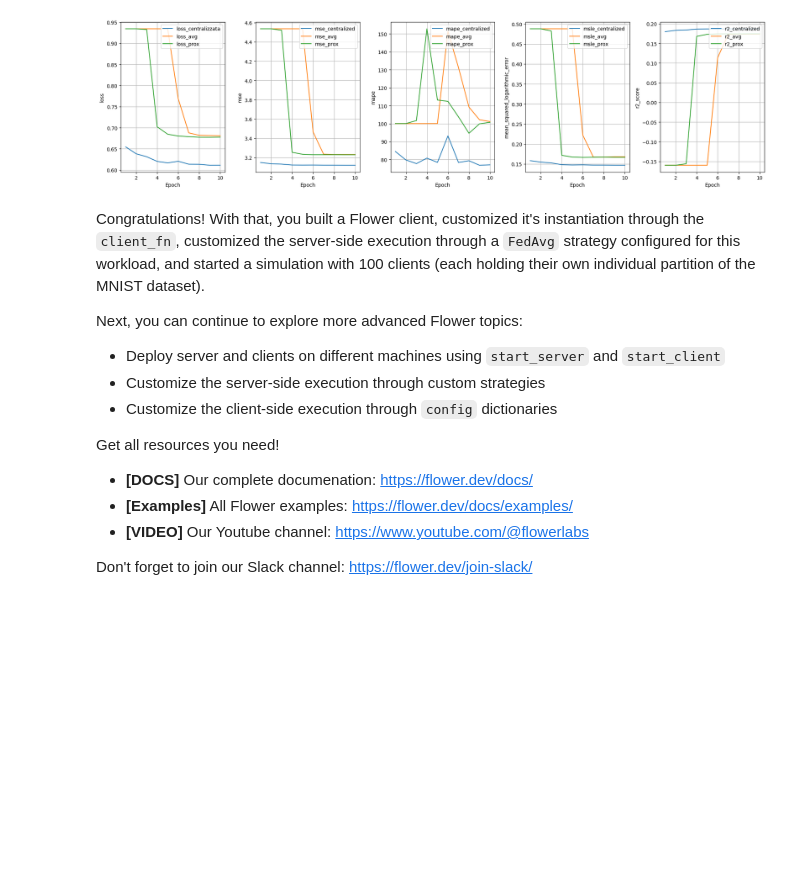
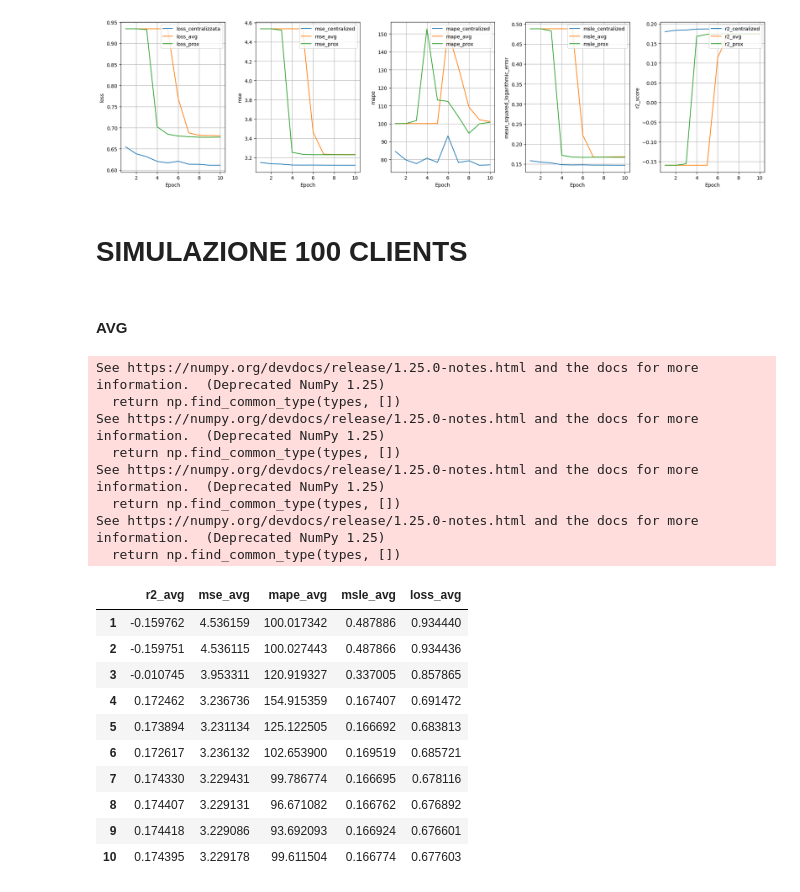
Before and after one commit to AnastasiaBrinati/Progetto-ML-23-24, a Jupyter notebook: task2_federato.ipynb, the cells around one changed output. Cells and saved outputs as stored; diff of their text form; code cells hidden in the pictures; blank space fills up the shorter version.

```diff
--- a/task2_federato.ipynb
+++ b/task2_federato.ipynb
@@ -741,20 +689,37 @@ def plot_loss(history):
 plot_loss(complete_h)
 # %% [output]
 [figure]
-# %% [markdown]
-
-Congratulations! With that, you built a Flower client, customized it's instantiation through the `client_fn`, customized the server-side execution through a `FedAvg` strategy configured for this workload, and started a simulation with 100 clients (each holding their own individual partition of the MNIST dataset).
-
-Next, you can continue to explore more advanced Flower topics:
-
-- Deploy server and clients on different machines using `start_server` and `start_client`
-- Customize the server-side execution through custom strategies
-- Customize the client-side execution through `config` dictionaries
-
-Get all resources you need!
-
-* **[DOCS]** Our complete documenation: https://flower.dev/docs/
-* **[Examples]** All Flower examples: https://flower.dev/docs/examples/
-* **[VIDEO]** Our Youtube channel: https://www.youtube.com/@flowerlabs
-
-Don't forget to join our Slack channel: https://flower.dev/join-slack/
+# %% [markdown]
+# SIMULAZIONE 100 CLIENTS
+# %% [markdown]
+#### AVG
+# %%
+h = pd.DataFrame(history.metrics_centralized['R2Score']).drop([0], axis=1).rename(columns={1: 'r2score'})
+h = pd.concat([h, pd.DataFrame(history.metrics_centralized['mse']).drop([0], axis=1)], axis=1).rename(columns={1: 'mse'})
+h = pd.concat([h, pd.DataFrame(history.metrics_centralized['mape']).drop([0], axis=1)], axis=1).rename(columns={1: 'mape'})
+h = pd.concat([h, pd.DataFrame(history.metrics_centralized['mean_squared_logarithmic_error']).drop([0], axis=1)], axis=1).rename(columns={1: 'msle'})
+h_fedavg = pd.concat([h, pd.DataFrame(history.losses_centralized).drop([0], axis=1)], axis=1).rename(columns={1: 'loss (mae)'})
+
+h_avg = h_fedavg.drop(0)
+h_avg = h_avg.rename(columns={'r2score': 'r2_avg', 'mse': 'mse_avg', 'mape': 'mape_avg', 'msle': 'msle_avg', 'loss (mae)': 'loss_avg'})
+h_avg
+# %% [output]
+See https://numpy.org/devdocs/release/1.25.0-notes.html and the docs for more information.  (Deprecated NumPy 1.25)
+  return np.find_common_type(types, [])
+See https://numpy.org/devdocs/release/1.25.0-notes.html and the docs for more information.  (Deprecated NumPy 1.25)
+  return np.find_common_type(types, [])
+See https://numpy.org/devdocs/release/1.25.0-notes.html and the docs for more information.  (Deprecated NumPy 1.25)
+  return np.find_common_type(types, [])
+See https://numpy.org/devdocs/release/1.25.0-notes.html and the docs for more information.  (Deprecated NumPy 1.25)
+  return np.find_common_type(types, [])
+|  | r2_avg | mse_avg | mape_avg | msle_avg | loss_avg |
+| 1 | -0.159762 | 4.536159 | 100.017342 | 0.487886 | 0.934440 |
+| 2 | -0.159751 | 4.536115 | 100.027443 | 0.487866 | 0.934436 |
+| 3 | -0.010745 | 3.953311 | 120.919327 | 0.337005 | 0.857865 |
+| 4 | 0.172462 | 3.236736 | 154.915359 | 0.167407 | 0.691472 |
+| 5 | 0.173894 | 3.231134 | 125.122505 | 0.166692 | 0.683813 |
+| 6 | 0.172617 | 3.236132 | 102.653900 | 0.169519 | 0.685721 |
+| 7 | 0.174330 | 3.229431 | 99.786774 | 0.166695 | 0.678116 |
+| 8 | 0.174407 | 3.229131 | 96.671082 | 0.166762 | 0.676892 |
+| 9 | 0.174418 | 3.229086 | 93.692093 | 0.166924 | 0.676601 |
+| 10 | 0.174395 | 3.229178 | 99.611504 | 0.166774 | 0.677603 |
```
Also changed, not shown: parts of 33 cells of this notebook.
